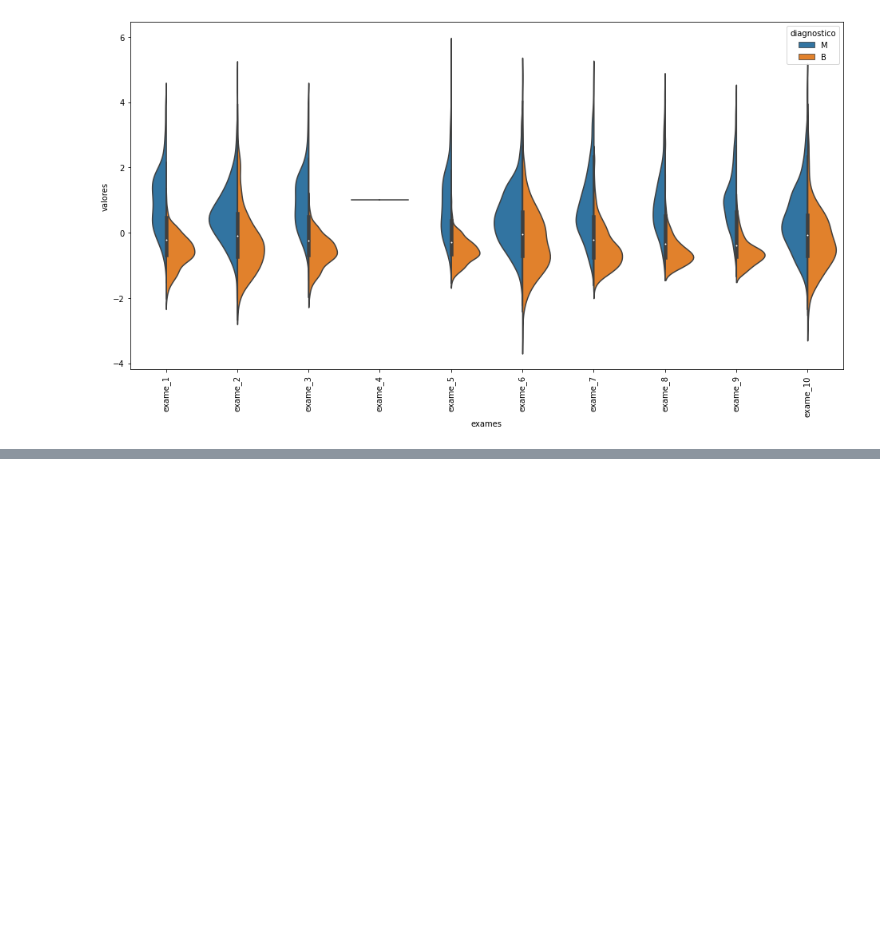
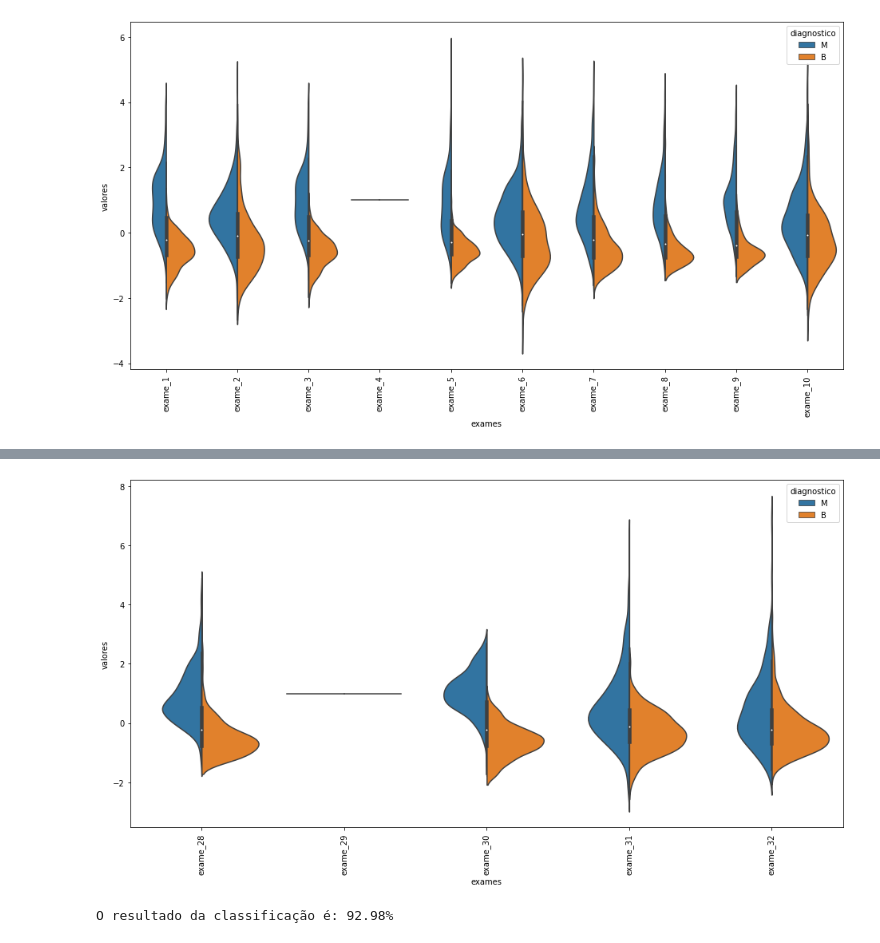
Before and after one commit to guilhermebap/Data-science-personal-study, a Jupyter notebook: Alura/ML/02 - Machine Learning Lidando com dados de muitas dimensoes/Aula01.ipynb, the cells around one changed output, grey strips where cells are left out. Cells and saved outputs as stored; diff of their text form; code cells hidden in the pictures; blank space fills up the shorter version.

```diff
--- a/Alura/ML/02 - Machine Learning Lidando com dados de muitas dimensoes/Aula01.ipynb
+++ b/Alura/ML/02 - Machine Learning Lidando com dados de muitas dimensoes/Aula01.ipynb
@@ -156,0 +188,22 @@ plt.show()
+# %%
+grafico_violino(valores_exames_v2, 27, 33)
+# %% [output]
+[figure, added]
+# %%
+valores_exames_v3 = valores_exames_v2.drop(['exame_4', 'exame_29'], axis=1)
+
+def classificar(valores):
+    seed = 1234
+    np.random.seed(seed)
+
+    X_train, X_test, y_train, y_test = train_test_split(valores, y, test_size=0.3)
+
+    classificador = RandomForestClassifier(n_estimators=100)
+    classificador.fit(X_train, y_train)
+    resultado = classificador.score(X_test, y_test)
+
+    print(f'O resultado da classificação é: {resultado:0.2%}')
+
+classificar(valores_exames_v3)
+# %% [output]
+O resultado da classificação é: 92.98%
```
Also changed, not shown: parts of 13 cells of this notebook.
